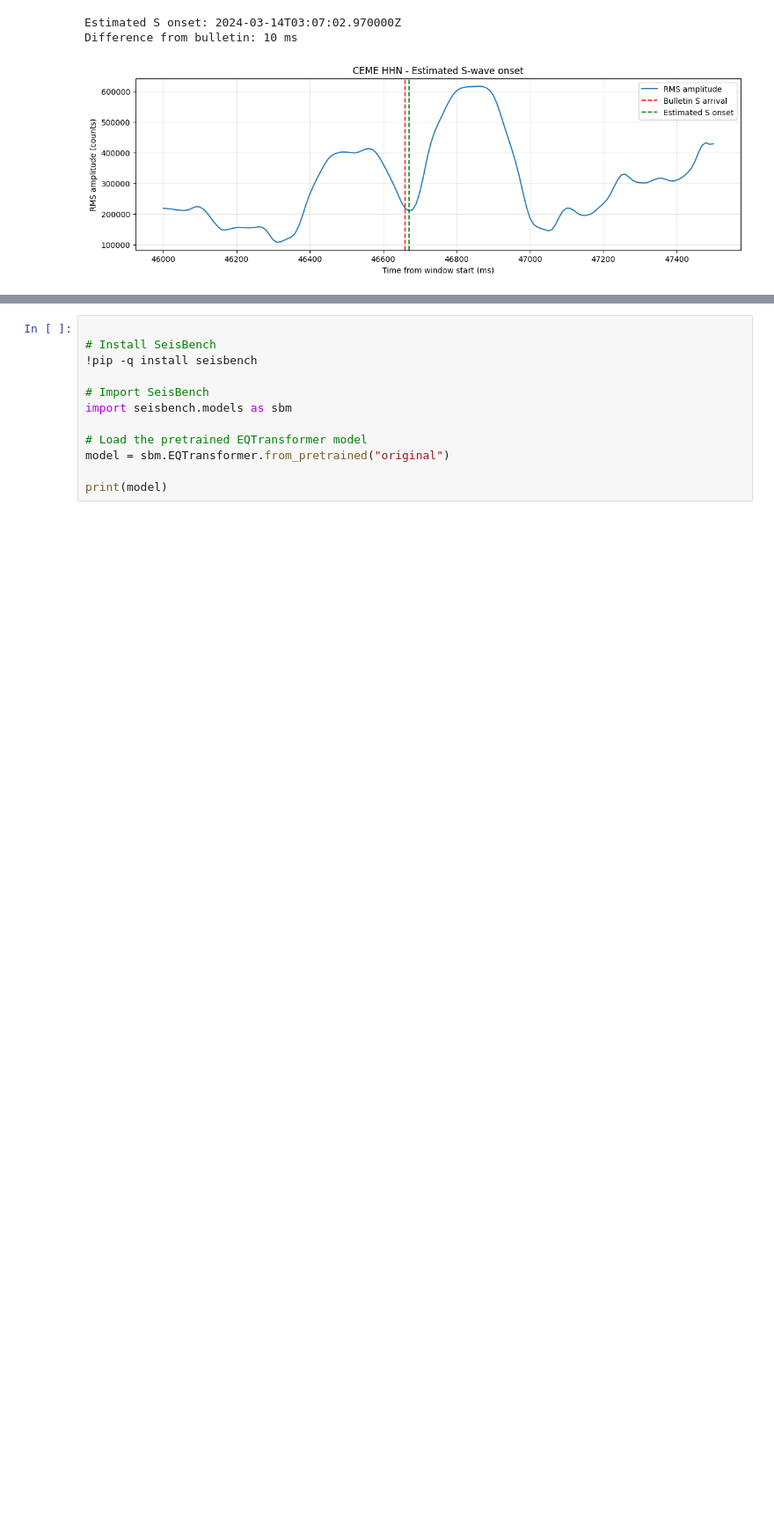
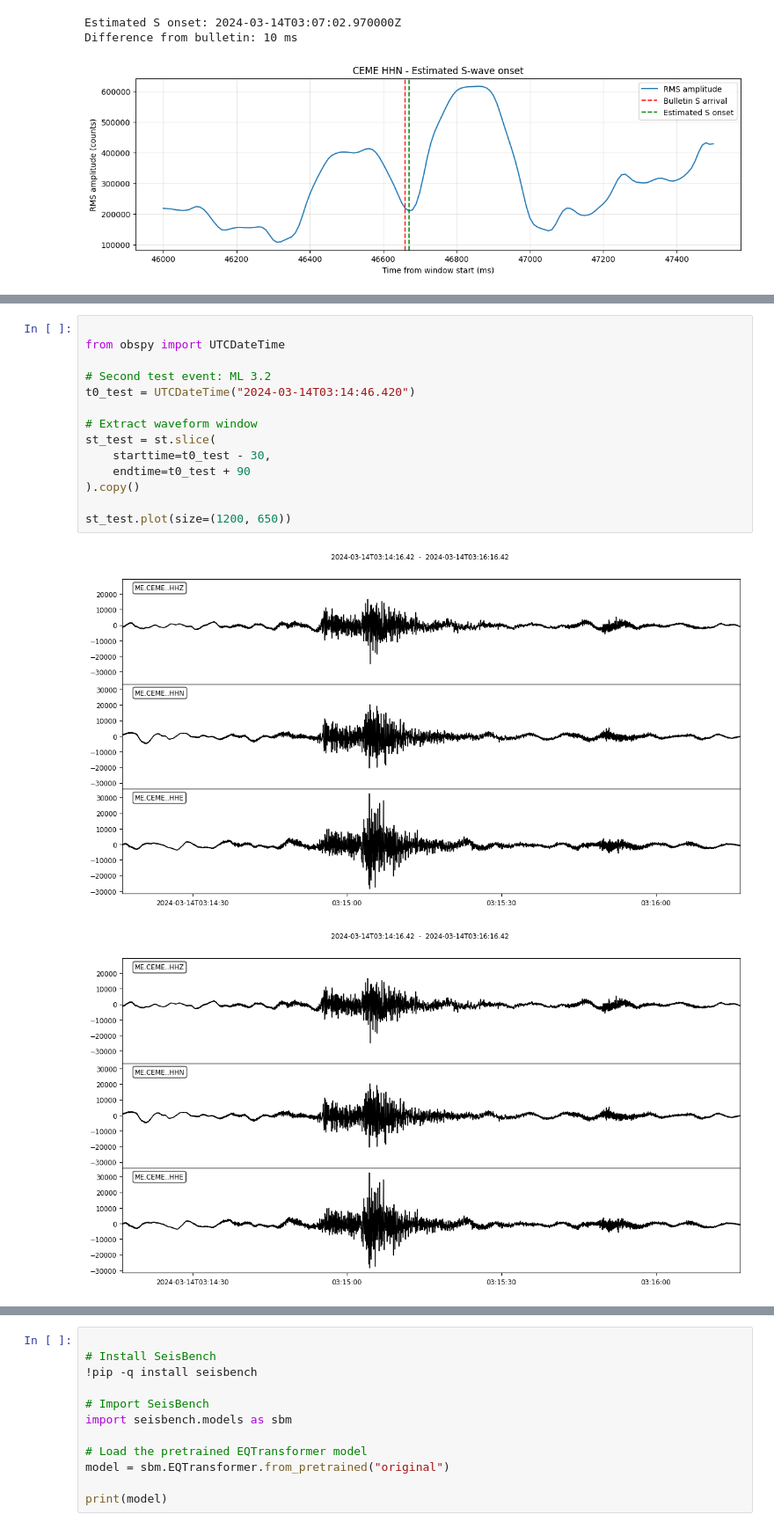
Before and after one commit to milena-seismo/DSB_capstone, a Jupyter notebook: DSB_Capstone_Milena.ipynb, the cells around one changed output, grey strips where cells are left out. Shown at 88% size. Drawn from its saved outputs; the diff is of its cells as text; blank space fills up the shorter version.

```diff
--- a/DSB_Capstone_Milena.ipynb
+++ b/DSB_Capstone_Milena.ipynb
@@ -1616,0 +1670,17 @@ Difference from bulletin: 10 ms
+# %%
+
+from obspy import UTCDateTime
+
+# Second test event: ML 3.2
+t0_test = UTCDateTime("2024-03-14T03:14:46.420")
+
+# Extract waveform window
+st_test = st.slice(
+    starttime=t0_test - 30,
+    endtime=t0_test + 90
+).copy()
+
+st_test.plot(size=(1200, 650))
+# %% [output]
+[figure, added]
+[figure, added]
```
Also changed, not shown: parts of 12 cells of this notebook.
